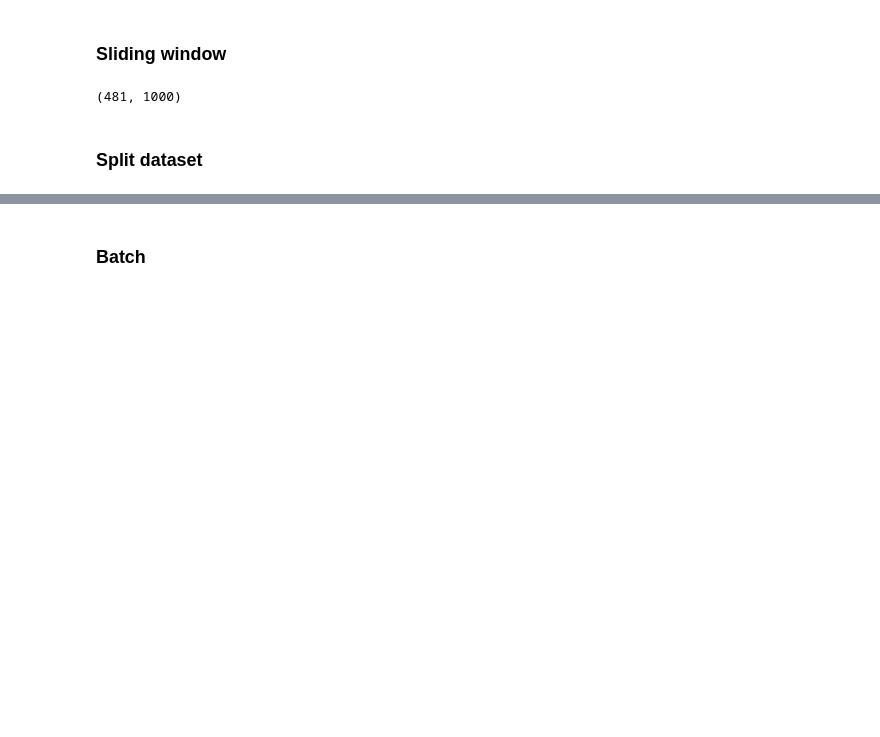
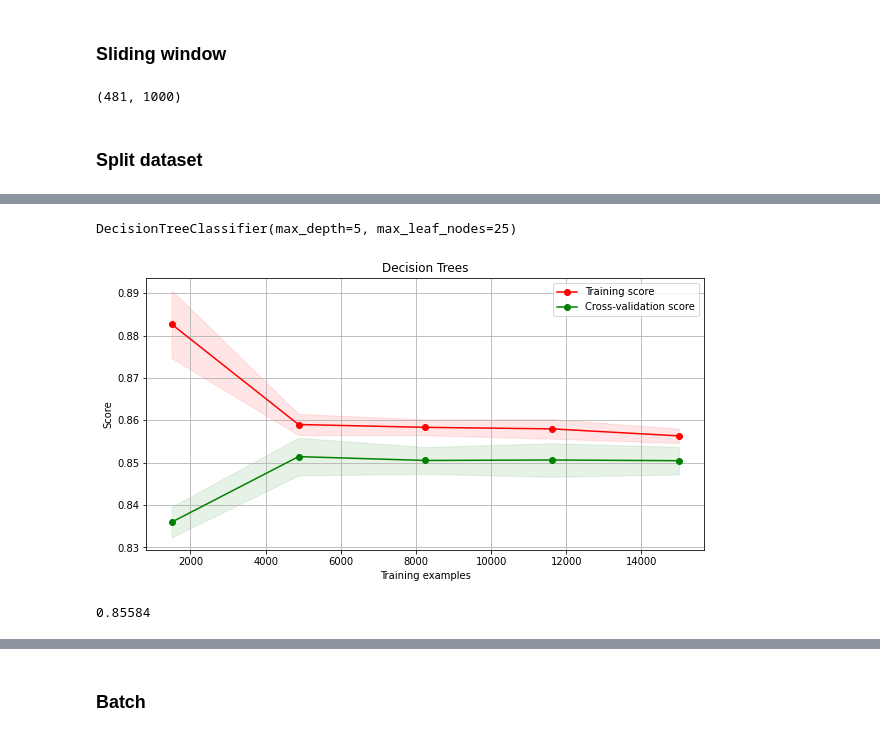
Before and after one commit to Evergarden0101/sensor-data-analysis-pipeline, a Jupyter notebook: back-end/jupyter/EMG.ipynb, the cells around one changed output, grey strips where cells are left out. Saved outputs shown, nothing was run; the diff lists cells and outputs as text; code cells hidden in the pictures; blank space fills up the shorter version.

```diff
--- a/back-end/jupyter/EMG.ipynb
+++ b/back-end/jupyter/EMG.ipynb
@@ -20,8 +23,8 @@ from xgboost import plot_importance
 # %% [markdown]
 ### Loading data
 # %%
-data = pd.read_csv('../data/1022102cFnorm.csv')
-loc = pd.read_csv('../data/1022102clocation_Bites.csv')
+data = pd.read_csv('../data/p1_w1/1022102cFnorm.csv')
+loc = pd.read_csv('../data/p1_w1/1022102clocation_Bites.csv')
 
 # print(df.head())
 print(data.shape, loc.shape)
@@ -91,7 +113,7 @@ for i in range(1, range_max*dsample_rate):
         bites[i] = 1
 
 df.loc[:,'Bites'] = bites[::dsample_rate]
-x = df.iloc[range_min:range_max,:3].copy()
+x = df.iloc[range_min:range_max,:2].copy()
 y = df.iloc[range_min:range_max,-1].copy()
 print(x.shape)
 print(y.shape)
@@ -100,4 +122,7 @@ print(y.shape)
 (25000,)
+# %%
+x = np.array(x.values.tolist())
+y = np.array(y.values.tolist())
 # %% [markdown]
 ### Sliding window
 # %%
@@ -140,0 +168,10 @@ x_test = pd.DataFrame(SC.transform(x_test))
+# %%
+params = {
+    "max_depth" : [3, 5, 7],
+    "max_leaf_nodes" : [15, 20, 25]
+}
+
+model1 = DTC()
+clf = GridSearchCV(model1, params, scoring = "accuracy", cv=5)
+
+clf.fit(x_train, y_train)
@@ -140,0 +198,4 @@ x_test = pd.DataFrame(SC.transform(x_test))
+# %%
+print(clf.best_estimator_)
+# %% [output]
+DecisionTreeClassifier(max_depth=5, max_leaf_nodes=25)
@@ -140,0 +246,11 @@ x_test = pd.DataFrame(SC.transform(x_test))
+# %%
+model1 = clf.best_estimator_
+
+model1.fit(x_train, y_train)
+
+plot_learning_curve(model1, x_train, y_train, "Decision Trees")
+
+print(model1.score(x_train, y_train))
+# %% [output]
+[figure, added]
+0.85584
```
Also changed, not shown: parts of 23 cells of this notebook.
